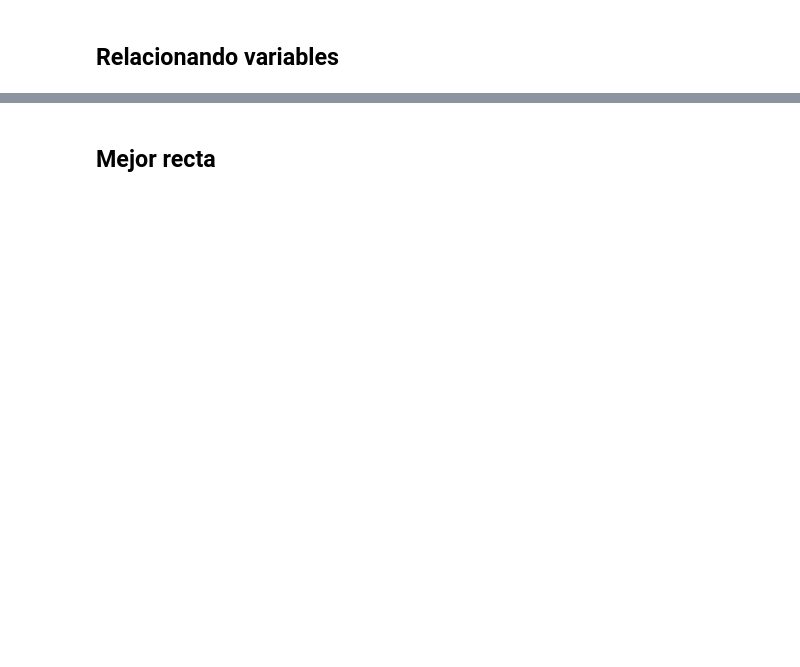
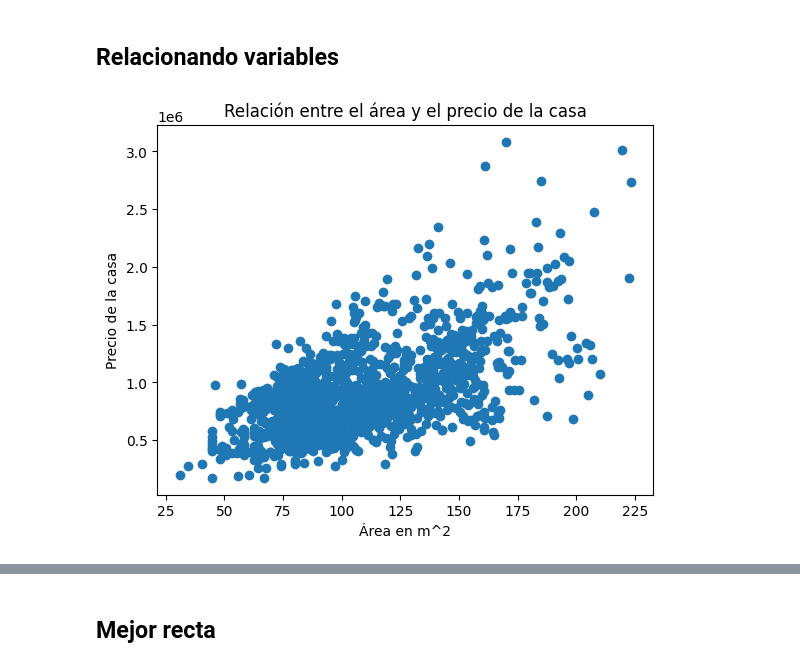
Before and after one commit to AndresCMontejo/relaciones-regresion-lineal, a Jupyter notebook: precios_de_inmuebles_regresion_lineal.ipynb, the cells around one changed output, grey strips where cells are left out. Cells and saved outputs as stored; diff of their text form; code cells hidden in the pictures; blank space fills up the shorter version.

```diff
--- a/precios_de_inmuebles_regresion_lineal.ipynb
+++ b/precios_de_inmuebles_regresion_lineal.ipynb
@@ -86,3 +143,16 @@ El coeficiente de correlación de Pearson nos permite medir la relación lineal
+# %%
+# Cómo se relacionan el área construída y el precio del inmueble?
+#grafico de dispersión
+plt.scatter(datos['area_primer_piso'], datos['precio_de_venta'])
+#titulo
+plt.title('Relación entre el área y el precio de la casa')
+#eje x
+plt.xlabel('Área en m^2')
+#eje y
+plt.ylabel('Precio de la casa')
+plt.show()
+# %% [output]
+[figure, added]
 # %%
 # Aparentemente mientras mayor es el área del primer piso, mayor es el precio de la casa.
 # E si quisieramos trazar una línea que nos permita describir este comportamiento?
```
Also changed, not shown: parts of 29 cells of this notebook.
